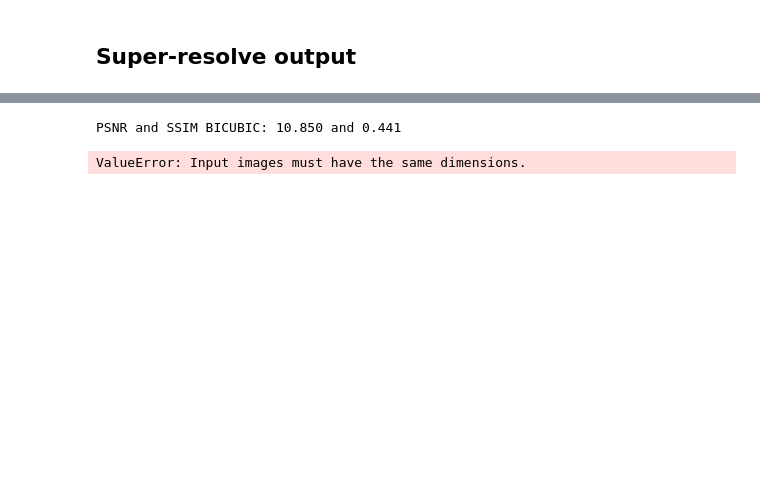
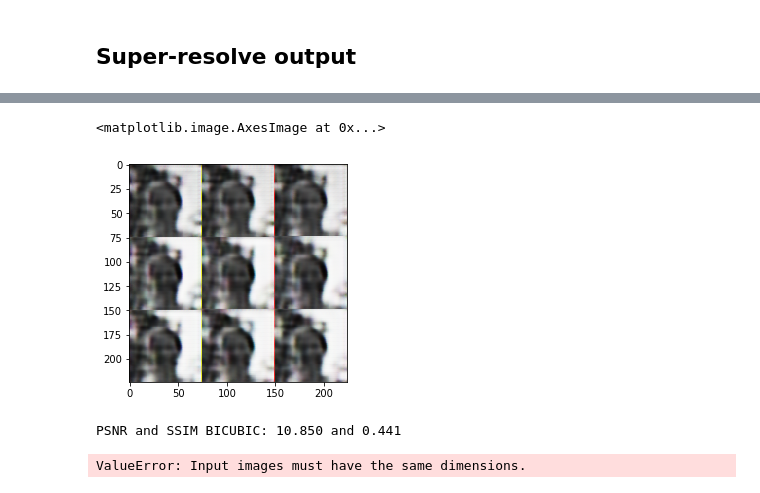
Before and after one commit to angelomenezes/Pytorch_Face_SR, a Jupyter notebook: super_resolve.ipynb, the cells around one changed output, grey strips where cells are left out. Saved outputs shown, nothing was run; the diff lists cells and outputs as text; code cells hidden in the pictures; blank space fills up the shorter version.

```diff
--- a/super_resolve.ipynb
+++ b/super_resolve.ipynb
@@ -31,5 +33,15 @@ model_path = 'models/SRCNN_model_300LFW_x2_224.pth'
 # Input Image Setting
 
 GPU_IN_USE = torch.cuda.is_available()
-img = Image.open(low_res_img_path).convert('YCbCr')
-y, cb, cr = img.split()
+#img = Image.open(low_res_img_path).convert('YCbCr')
+#y, cb, cr = img.split()
+img = Image.open(low_res_img_path)
+# %%
+from SRGAN_model import Generator
+
+device = torch.device('cuda' if GPU_IN_USE else 'cpu')
+
+model = Generator(4).to(device)
+model.load_state_dict(torch.load(model_path_2))
+model = model.to(device)
+model.eval()
@@ -36,10 +66,11 @@ y, cb, cr = img.split()
 # %%
 # Input image setting
 
-device = torch.device('cuda' if GPU_IN_USE else 'cpu')
-model = torch.load(model_path, map_location=lambda storage, loc: storage)
-model = model.to(device)
-data = (ToTensor()(y)).view(1, -1, y.size[1], y.size[0])
+#device = torch.device('cuda' if GPU_IN_USE else 'cpu')
+#model = torch.load(model_path_1, map_location=lambda storage, loc: storage)
+#model = model.to(device)
+#data = (ToTensor()(y)).view(1, -1, y.size[1], y.size[0])
+data = (ToTensor()(img)).view(1, 3, img.size[1], img.size[0])
 data = data.to(device)
 
 if GPU_IN_USE:
@@ -47,3 +90,15 @@ if GPU_IN_USE:
+# %%
+out = model(data)
+out = out.cpu()
+out = out.squeeze(0).detach().numpy()
+out *= 255.0
+out = out.clip(0, 255).astype(int)
+out = out.reshape((out.shape[1], out.shape[2], out.shape[0]))
+
+plt.imshow(out)
+# %% [output]
+<matplotlib.image.AxesImage at 0x...>
+[figure, added]
 # %%
 # Output and save image
 
```
Also changed, not shown: parts of 4 cells of this notebook, 4 other files.
